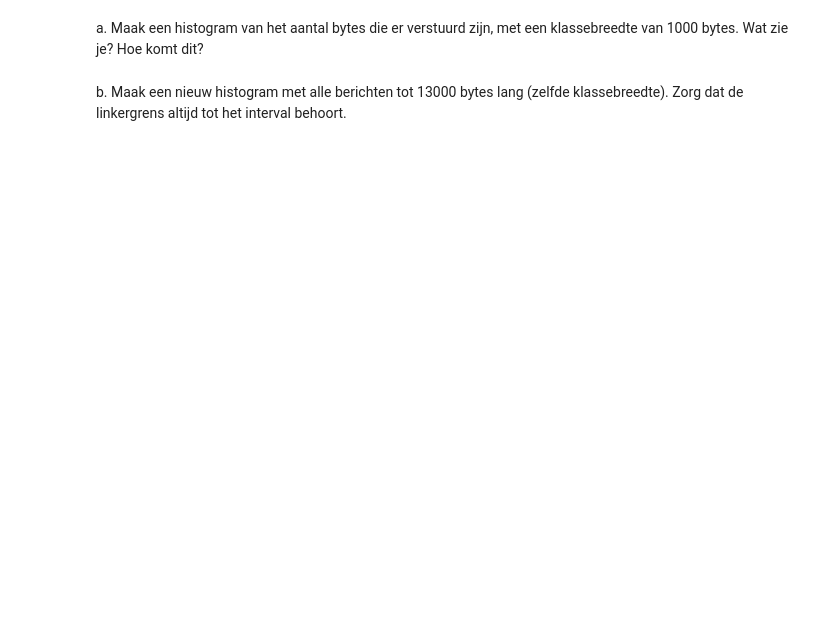
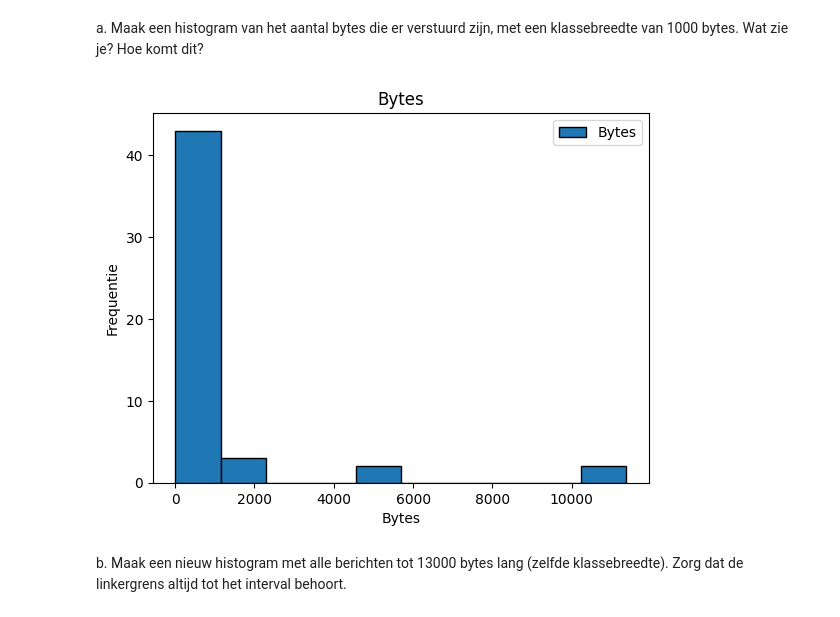
Before and after one commit to runevanbossuyt/PyCharm-Projects-DataScience1, a Jupyter notebook: W17P3/2_Opgaveboek - spreidingsmaten.ipynb, the cells around one changed output. Saved outputs shown, nothing was run; the diff lists cells and outputs as text; code cells hidden in the pictures; blank space fills up the shorter version.

```diff
--- a/W17P3/2_Opgaveboek - spreidingsmaten.ipynb
+++ b/W17P3/2_Opgaveboek - spreidingsmaten.ipynb
@@ -152,0 +337,19 @@ Laad het bestand “UofS_access_log” in terug in (zie oefeningen over frequent
+# %%
+data = pd.read_csv("data/UofS_access_log.small", sep=" ", encoding="latin", header=None, on_bad_lines='skip')
+# %%
+client = data.iloc[:,0]
+date = data.iloc[:,3] + data.iloc[:,4]
+request = data.iloc[:,5]
+response_code = data.iloc[:,6]
+response_length = data.iloc[:,7]
+log = pd.DataFrame({
+    "client":client,
+    "date":date,
+    "request":request,
+    "response_code":response_code,
+    "response_length":response_length
+})
+
+log['response_length'] = log['response_length'].replace('-', 0).astype(int)
+
+display(log) # Test
@@ -157,2 +372,19 @@ a. Maak een histogram van het aantal bytes die er verstuurd zijn, met een klasse
+# %%
+# Er zijn een paar delen veel hoger Als de rest. (uitschieters)
+cutpoints = range(0,50001,1000)
+
+klassen = pd.cut(log['response_length'],bins=cutpoints)
+
+data = klassen.value_counts().sort_index()
+
+fig,axes = plt.subplots()
+
+_=axes.hist(data,edgecolor='black',label='Bytes')
+_=axes.set_title('Bytes')
+_=axes.set_xlabel('Bytes')
+_=axes.set_ylabel('Frequentie')
+_=axes.legend()
+# %% [output]
+[figure, added]
 # %% [markdown]
 b. Maak een nieuw histogram met alle berichten tot 13000 bytes lang (zelfde klassebreedte).  Zorg dat de linkergrens altijd tot het interval behoort.
```
Also changed, not shown: parts of 60 cells of this notebook, 4 other files.
